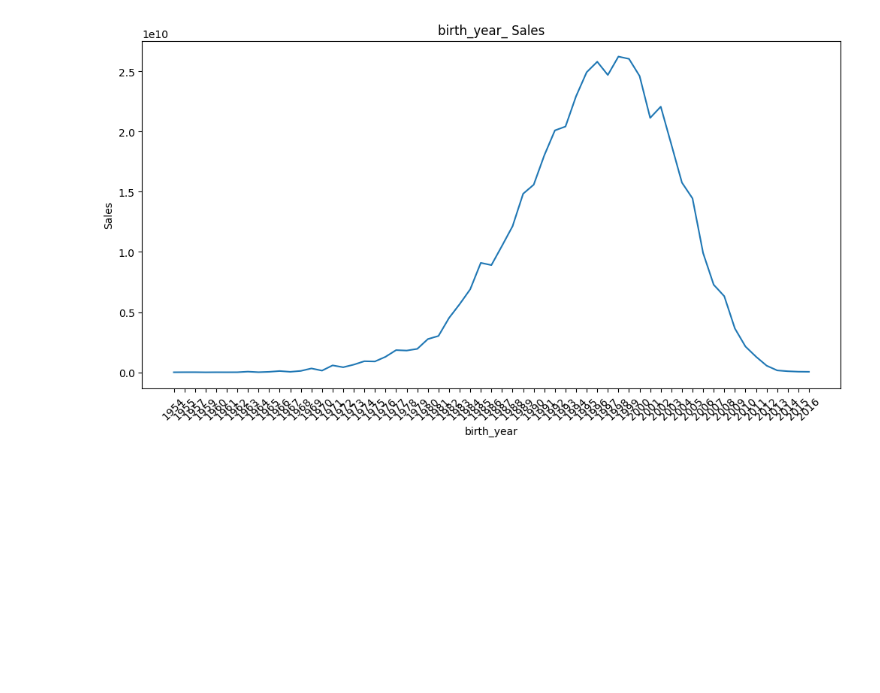
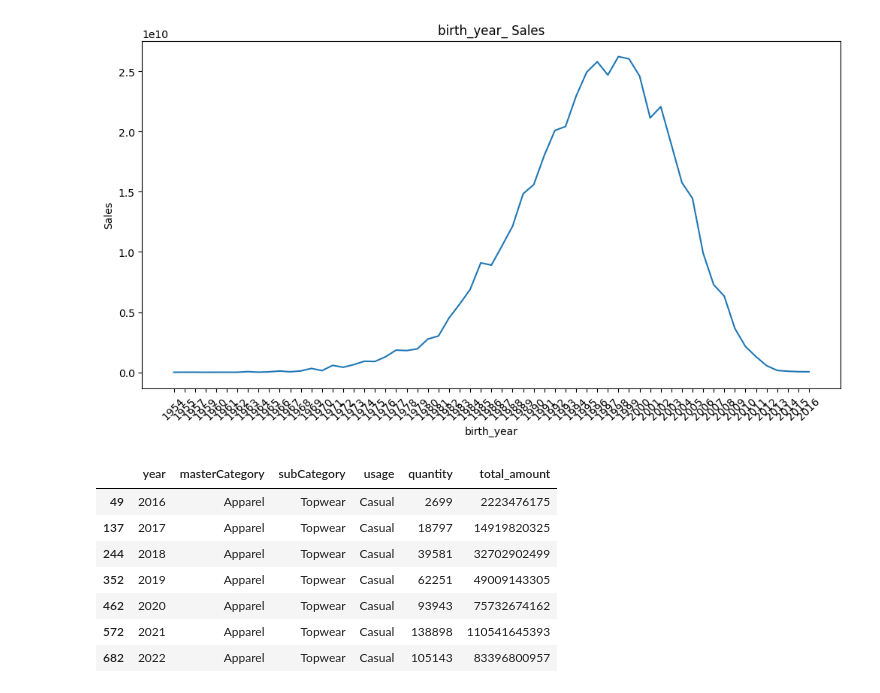
Before and after one commit to NARAEIM/tp2-da, a Jupyter notebook: tp2_da_imnarae.ipynb, the cells around one changed output. Saved outputs shown, nothing was run; the diff lists cells and outputs as text; code cells hidden in the pictures; blank space fills up the shorter version.

```diff
--- a/tp2_da_imnarae.ipynb
+++ b/tp2_da_imnarae.ipynb
@@ -710,0 +798,30 @@ plt.show()
+# %%
+# 'id'를 'product_id'로 변경
+product_df.rename(columns={'id': 'product_id'}, inplace=True)
+
+# transaction 데이터와 product 데이터를 병합
+data = pd.merge(transation_df, product_df, on='product_id')
+
+# 'created_at' 컬럼에서 연도 추출
+data['year'] = pd.to_datetime(data['created_at']).dt.year
+
+# 연도와 카테고리로 그룹화하고, 각 그룹에서 판매량과 매출액 계산
+result = data.groupby(['year', 'masterCategory','subCategory','usage']).agg({
+    'quantity': 'sum',
+    'total_amount': 'sum'
+}).reset_index()
+
+# 각 연도에서 판매량이 가장 높은 카테고리 찾기
+idx = result.groupby(['year'])['quantity'].transform(max) == result['quantity']
+most_sold = result[idx]
+
+most_sold
+# %% [output]
+|  | year | masterCategory | subCategory | usage | quantity | total_amount |
+| 49 | 2016 | Apparel | Topwear | Casual | 2699 | 2223476175 |
+| 137 | 2017 | Apparel | Topwear | Casual | 18797 | 14919820325 |
+| 244 | 2018 | Apparel | Topwear | Casual | 39581 | 32702902499 |
+| 352 | 2019 | Apparel | Topwear | Casual | 62251 | 49009143305 |
+| 462 | 2020 | Apparel | Topwear | Casual | 93943 | 75732674162 |
+| 572 | 2021 | Apparel | Topwear | Casual | 138898 | 110541645393 |
+| 682 | 2022 | Apparel | Topwear | Casual | 105143 | 83396800957 |
```
Also changed, not shown: parts of 24 cells of this notebook.
